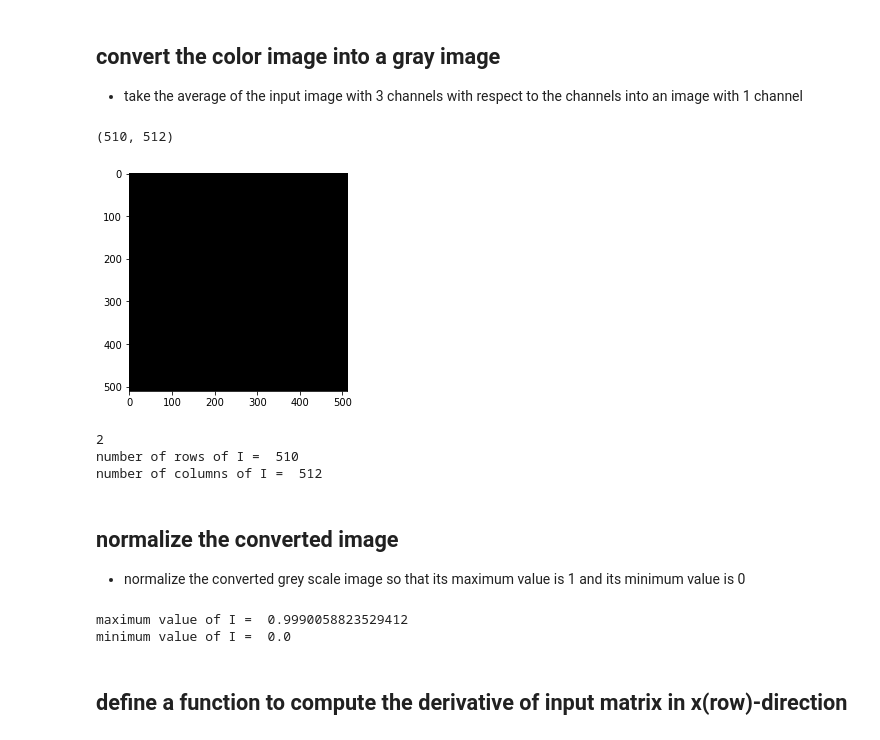
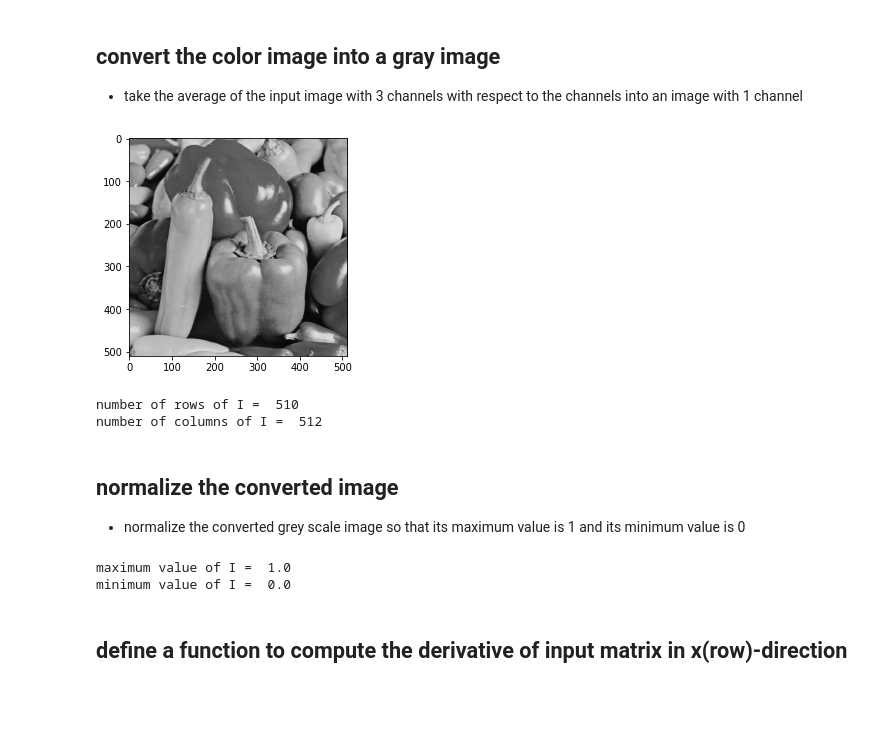
Before and after one commit to rlaxo1022/ML-assignment, a Jupyter notebook: 03/assignment_03_1.ipynb, the cells around one changed output. Drawn from its saved outputs; the diff is of its cells as text; code cells hidden in the pictures; blank space fills up the shorter version.

```diff
--- a/03/assignment_03_1.ipynb
+++ b/03/assignment_03_1.ipynb
@@ -38,54 +38,36 @@ number of channels of I0 =  3
 # %%
 # ++++++++++++++++++++++++++++++++++++++++++++++++++
 # complete the blanks
 #
 #
 
+I0_array = np.array(I0)
+
 def rgb2gray(rgb):
+    return np.dot(rgb[...,:3], [0.299, 0.587, 0.144])
 
-     r, g, b = rgb[:,:,0], rgb[:,:,1], rgb[:,:,2]
-     gray = 0.2989 * r + 0.5870 * g + 0.1140 * b
-
-     return gray
-
-
+I = rgb2gray(I0)
 
 plt.imshow(I, cmap = plt.get_cmap('gray'))
-I = rgb2gray(I0)
 
-
-img2 = np.zeros( ( np.array(I).shape[0], np.array(I).shape[1], 3) )
-I = img2[:,:,0]
-print(I.shape)
-
-
-plt.imshow(I, cmap=plt.get_cmap('gray'))
+plt.savefig('graytest.jpeg')
 plt.show()
-
-# def convert_to_grayscale(I0):
-#      grayscale_im = np.sum(np.abs(I0), axis=0)
-#      im_max = np.percentile(grayscale_im, 99)
-#      im_min = np.min(grayscale_im)
-#      grayscale_im = (np.clip((grayscale_im - im_min) / (im_max - im_min), 0, 1))
-#      grayscale_im = np.squeeze(grayscale_im, axis=3)
-#      return grayscale_im
-
-# I = convert_to_grayscale(I0)
 
 num_row = I.shape[0]
 num_column = I.shape[1]
-print(I.ndim)
+
+I_array = np.array(I)
+I_array_reshaped = I_array.reshape((510, 512, 1))
+
 
 #
 # ++++++++++++++++++++++++++++++++++++++++++++++++++
 print('number of rows of I = ', num_row)
 print('number of columns of I = ', num_column)
 # %% [output]
+[figure, new version]
-(510, 512)
+number of rows of I =  510
+number of columns of I =  512
-[figure, old version]
-2
-number of rows of I =  510
-number of columns of I =  512
 # %% [markdown]
 ## normalize the converted image
 - normalize the converted grey scale image so that its maximum value is 1 and its minimum value is 0
@@ -94,7 +76,8 @@ number of columns of I =  512
 # complete the blanks
 #
 
-I = I/255
+I *= (1.0/I.max())
+
 
 #
 # ++++++++++++++++++++++++++++++++++++++++++++++++++
@@ -102,7 +85,7 @@ I = I/255
 print('maximum value of I = ', np.max(I))
 print('minimum value of I = ', np.min(I))
 # %% [output]
-maximum value of I =  0.9990058823529412
+maximum value of I =  1.0
 minimum value of I =  0.0
 # %% [markdown]
 ## define a function to compute the derivative of input matrix in x(row)-direction
```
Also changed, not shown: parts of 7 cells of this notebook, 1 other file.
